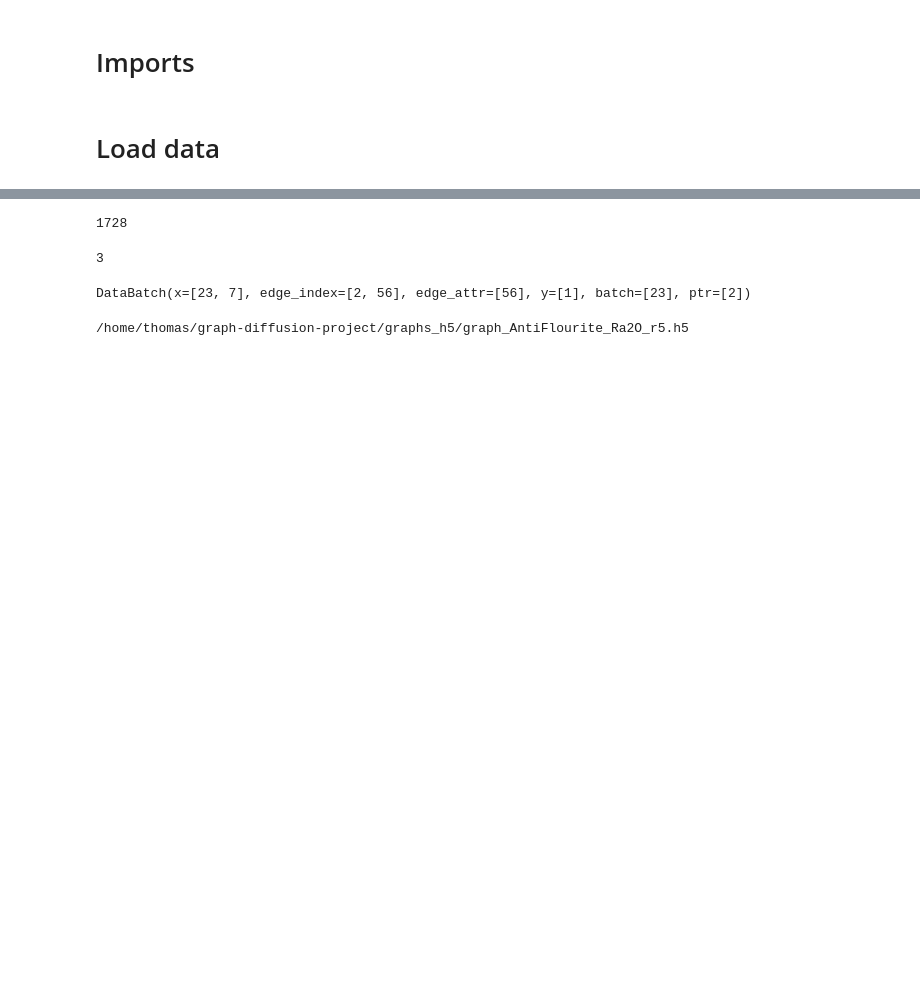
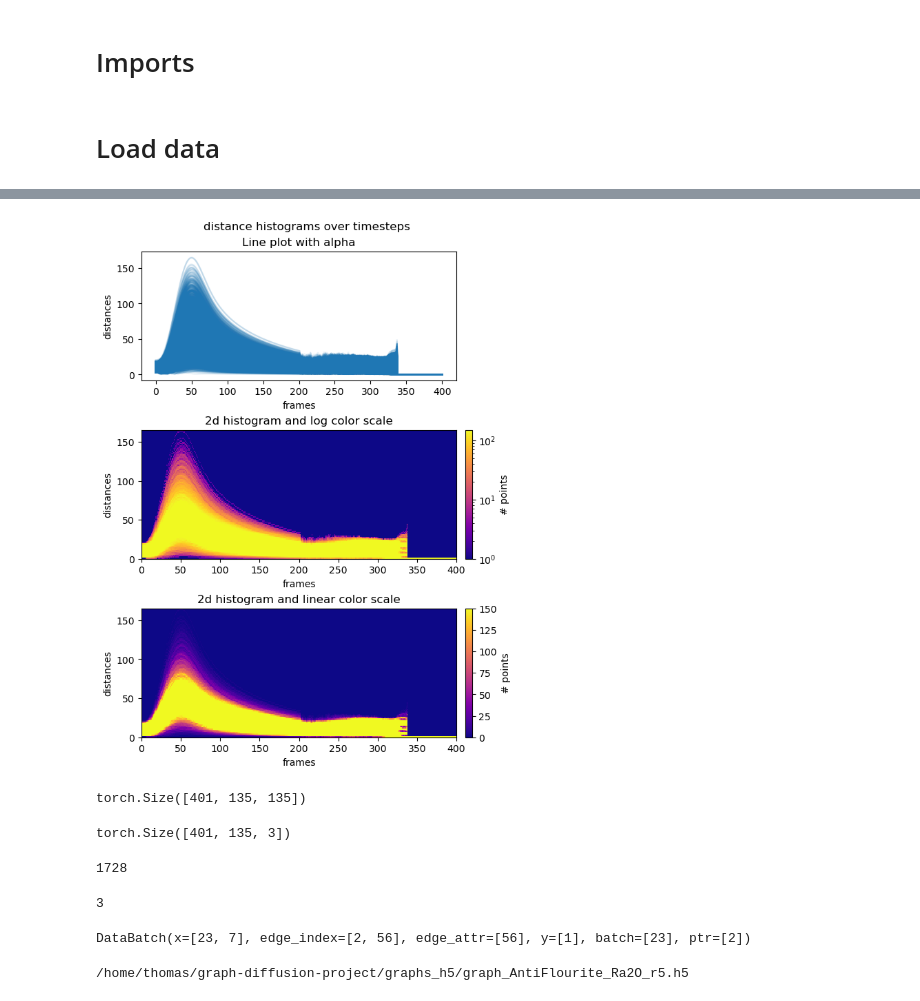
Before and after one commit to BaconBreaker/graph-diffusion-project, a Jupyter notebook: code/obsolete/data_exploration.ipynb, the cells around one changed output, grey strips where cells are left out. Cells and saved outputs as stored; diff of their text form; code cells hidden in the pictures; blank space fills up the shorter version.

```diff
--- a/code/obsolete/data_exploration.ipynb
+++ b/code/obsolete/data_exploration.ipynb
@@ -27,0 +100,54 @@ torch.Size([23, 3]) tensor(5.3914) tensor(-5.3914)
+# %%
+from copy import copy
+import time
+
+import numpy as np
+import numpy.matlib
+import matplotlib.pyplot as plt
+from matplotlib.colors import LogNorm
+
+fig, axes = plt.subplots(nrows=3, figsize=(6, 8), layout='constrained')
+fig.suptitle("distance histograms over timesteps")
+x = np.arange(401)
+dists = []
+for mol in mols:
+    mol = np.nan_to_num(mol)
+    dist = pdist(mol)
+    dists.append(dist)
+Y = np.array(dists).T
+
+axes[0].plot(x, Y.T, color="C0", alpha=0.1)
+axes[0].set_title("Line plot with alpha")
+axes[0].set_xlabel("frames")
+axes[0].set_ylabel("distances")
+
+num_fine = 401
+num_series = Y.shape[0]
+x_fine = np.linspace(x.min(), x.max(), num_fine)
+y_fine = np.empty((num_series, num_fine), dtype=float)
+for i in range(num_series):
+    y_fine[i, :] = np.interp(x_fine, x, Y[i, :])
+y_fine = y_fine.flatten()
+x_fine = np.matlib.repmat(x_fine, num_series, 1).flatten()
+
+cmap = copy(plt.cm.plasma)
+cmap.set_bad(cmap(0))
+h, xedges, yedges = np.histogram2d(x_fine, y_fine, bins=[400, 100])
+pcm = axes[1].pcolormesh(xedges, yedges, h.T, cmap=cmap,
+                         norm=LogNorm(vmax=1.5e2), rasterized=True)
+fig.colorbar(pcm, ax=axes[1], label="# points", pad=0)
+axes[1].set_title("2d histogram and log color scale")
+axes[1].set_xlabel("frames")
+axes[1].set_ylabel("distances")
+
+# Same data but on linear color scale
+pcm = axes[2].pcolormesh(xedges, yedges, h.T, cmap=cmap,
+                         vmax=1.5e2, rasterized=True)
+fig.colorbar(pcm, ax=axes[2], label="# points", pad=0)
+axes[2].set_title("2d histogram and linear color scale")
+axes[2].set_xlabel("frames")
+axes[2].set_ylabel("distances")
+
+plt.show()
+# %% [output]
+[figure, added]
@@ -28,3 +211,12 @@ torch.Size([23, 3]) tensor(5.3914) tensor(-5.3914)
+# %%
+torch.cdist(mol_t, mol_t, p=2).shape
+# %% [output]
+torch.Size([401, 135, 135])
+# %%
+mol_t = torch.tensor(mols)
+mol_t.shape
+# %% [output]
+torch.Size([401, 135, 3])
 # %%
 mol_paths = glob.glob("/home/thomas/graph-diffusion-project/graphs_h5/*")
 print(len(mol_paths))
```
Also changed, not shown: parts of 6 cells of this notebook, 3 other files.
